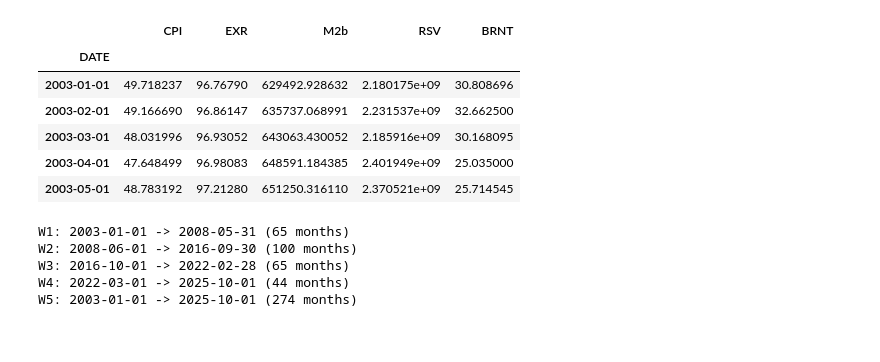
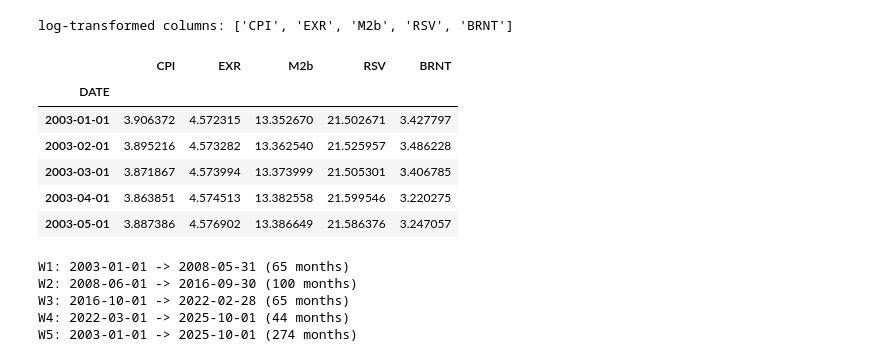
Before and after one commit to SahanThemiya/MonetaryTransmission-, a Jupyter notebook: project/notebooks/01_var_vecm.ipynb, the cells around one changed output. Saved outputs shown, nothing was run; the diff lists cells and outputs as text; code cells hidden in the pictures.

```diff
--- a/project/notebooks/01_var_vecm.ipynb
+++ b/project/notebooks/01_var_vecm.ipynb
@@ -22,20 +24,39 @@ SIG_LEVEL = 0.05  # Johansen trace test threshold for the cointegration-rank dec
-# %%
-def load_data(path: str) -> pd.DataFrame:
-    """Load raw Excel data and enforce a sorted monthly DatetimeIndex."""
-    df = pd.read_excel(path, parse_dates=["DATE"])
-    return df.sort_values("DATE").set_index("DATE").asfreq("MS")
-
-
-df = load_data(DATA_PATH)[FEATURE_COLS]
-df.head()
-# %% [output]
-|  | CPI | EXR | M2b | RSV | BRNT |
-| DATE |  |  |  |  |  |
-| 2003-01-01 | 49.718237 | 96.76790 | 629492.928632 | 2.180175e+09 | 30.808696 |
-| 2003-02-01 | 49.166690 | 96.86147 | 635737.068991 | 2.231537e+09 | 32.662500 |
-| 2003-03-01 | 48.031996 | 96.93052 | 643063.430052 | 2.185916e+09 | 30.168095 |
-| 2003-04-01 | 47.648499 | 96.98083 | 648591.184385 | 2.401949e+09 | 25.035000 |
-| 2003-05-01 | 48.783192 | 97.21280 | 651250.316110 | 2.370521e+09 | 25.714545 |
+# %%
+def load_data(path: str) -> pd.DataFrame:
+    """Load raw Excel data and enforce a sorted monthly DatetimeIndex."""
+    df = pd.read_excel(path, parse_dates=["DATE"])
+    return df.sort_values("DATE").set_index("DATE").asfreq("MS")
+
+
+def log_transform(df: pd.DataFrame) -> tuple:
+    """Log-transform strictly positive series to stabilize variance; others left as-is."""
+    out = df.copy()
+    log_cols = [c for c in out.columns if (out[c] > 0).all()]
+    out[log_cols] = np.log(out[log_cols])
+    return out, log_cols
+
+
+def invert_log(frame: pd.DataFrame, log_cols: list) -> pd.DataFrame:
+    """Back-transform log-scaled columns to the original units."""
+    out = frame.copy()
+    cols = [c for c in log_cols if c in out.columns]
+    out[cols] = np.exp(out[cols])
+    return out
+
+
+df_raw = load_data(DATA_PATH)[FEATURE_COLS]
+df, LOG_COLS = log_transform(df_raw)
+print(f"log-transformed columns: {LOG_COLS}")
+df.head()
+# %% [output]
+log-transformed columns: ['CPI', 'EXR', 'M2b', 'RSV', 'BRNT']
+|  | CPI | EXR | M2b | RSV | BRNT |
+| DATE |  |  |  |  |  |
+| 2003-01-01 | 3.906372 | 4.572315 | 13.352670 | 21.502671 | 3.427797 |
+| 2003-02-01 | 3.895216 | 4.573282 | 13.362540 | 21.525957 | 3.486228 |
+| 2003-03-01 | 3.871867 | 4.573994 | 13.373999 | 21.505301 | 3.406785 |
+| 2003-04-01 | 3.863851 | 4.574513 | 13.382558 | 21.599546 | 3.220275 |
+| 2003-05-01 | 3.887386 | 4.576902 | 13.386649 | 21.586376 | 3.247057 |
 # %%
 # Structural-break dates partition the sample into four regimes; "W5" retains
 # the entire series as a fifth, unsegmented baseline for comparison.
```
Also changed, not shown: parts of 9 cells of this notebook, 6 other files.
